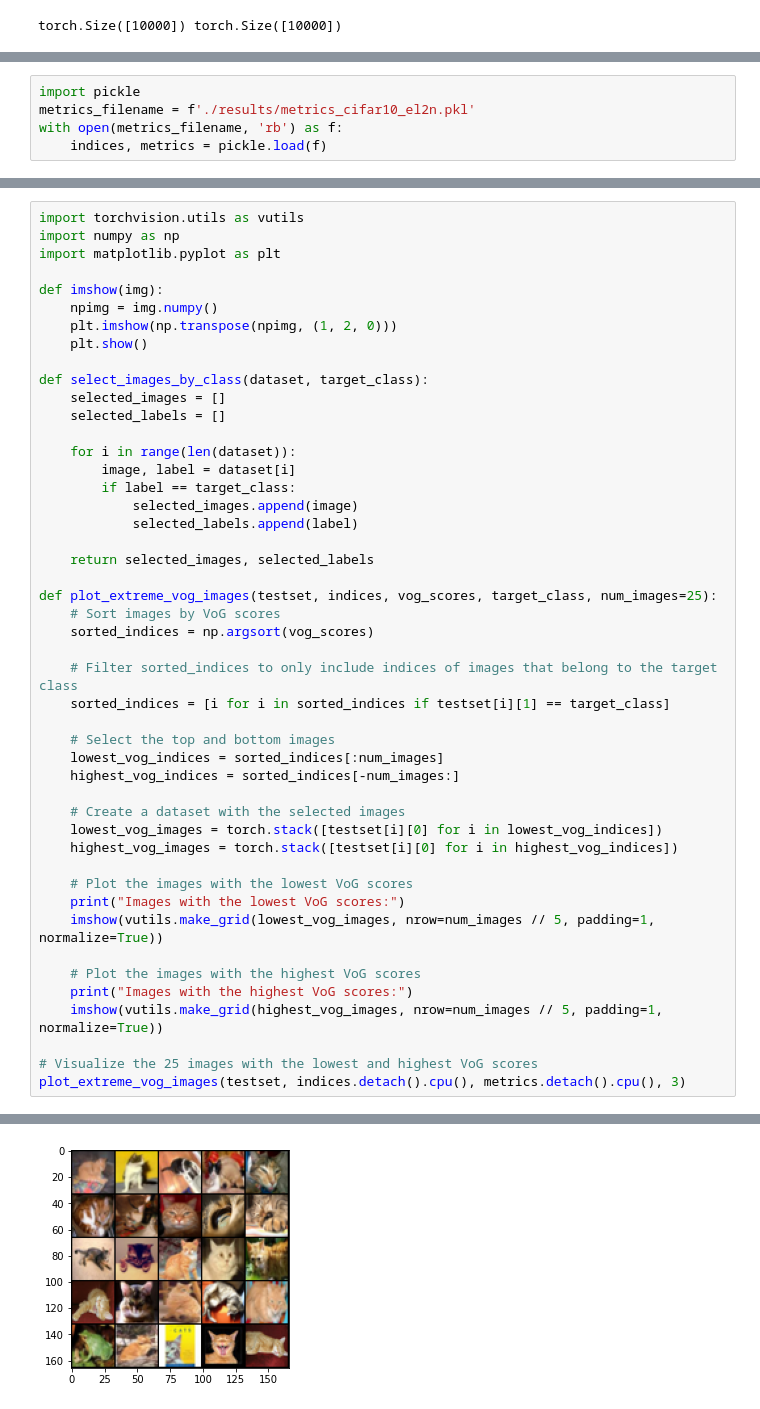
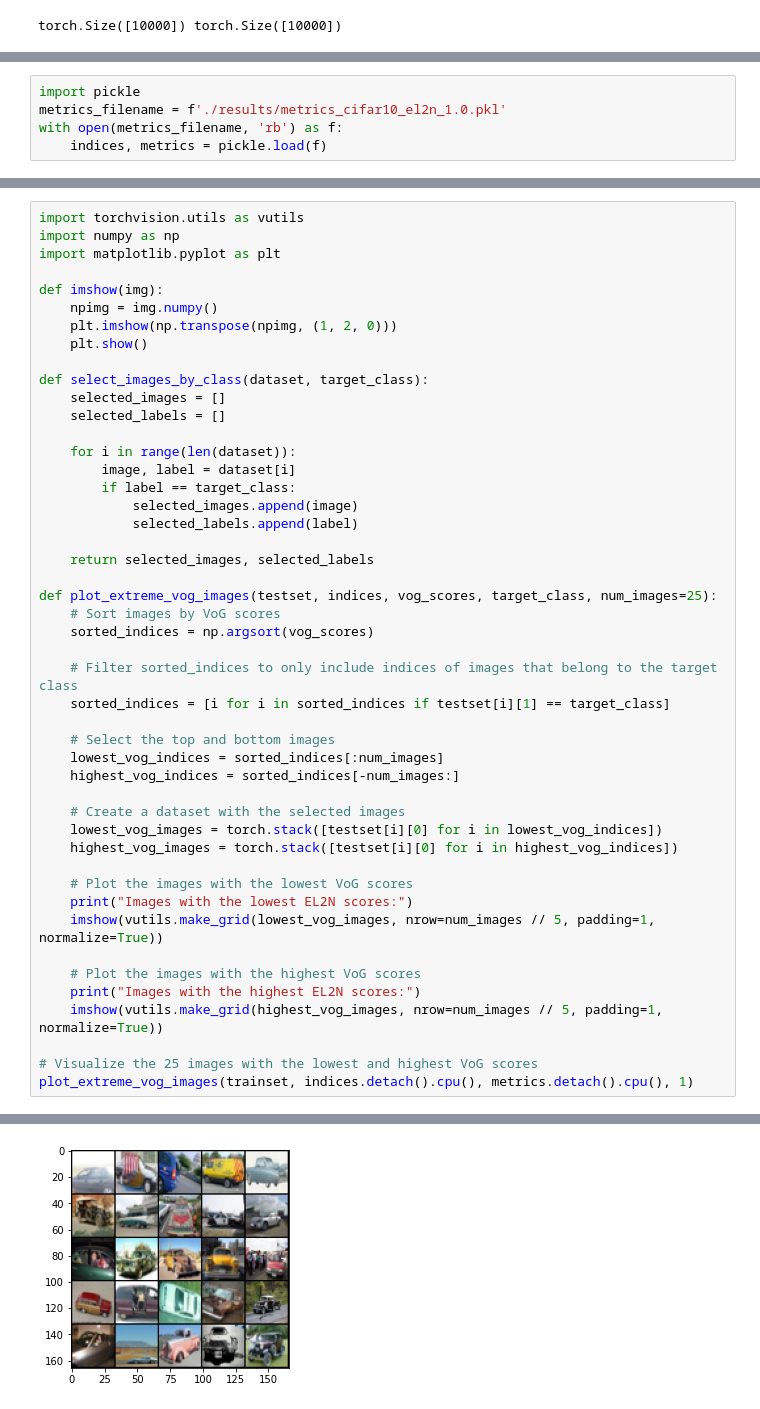
Before and after one commit to Samarendra109/DL-Project, a Jupyter notebook: el2n_metric_test.ipynb, the cells around one changed output, grey strips where cells are left out. Cells and saved outputs as stored; diff of their text form.

```diff
--- a/el2n_metric_test.ipynb
+++ b/el2n_metric_test.ipynb
@@ -87,5 +92,5 @@ print(s)
 # %%
 import pickle
-metrics_filename = f'./results/metrics_cifar10_el2n.pkl'
+metrics_filename = f'./results/metrics_cifar10_el2n_1.0.pkl'
 with open(metrics_filename, 'rb') as f:
     indices, metrics = pickle.load(f)
@@ -129,13 +132,13 @@ def plot_extreme_vog_images(testset, indices, vog_scores, target_class, num_imag
     highest_vog_images = torch.stack([testset[i][0] for i in highest_vog_indices])
 
     # Plot the images with the lowest VoG scores
-    print("Images with the lowest VoG scores:")
+    print("Images with the lowest EL2N scores:")
     imshow(vutils.make_grid(lowest_vog_images, nrow=num_images // 5, padding=1, normalize=True))
 
     # Plot the images with the highest VoG scores
-    print("Images with the highest VoG scores:")
+    print("Images with the highest EL2N scores:")
     imshow(vutils.make_grid(highest_vog_images, nrow=num_images // 5, padding=1, normalize=True))
 
 # Visualize the 25 images with the lowest and highest VoG scores
-plot_extreme_vog_images(testset, indices.detach().cpu(), metrics.detach().cpu(), 3)
+plot_extreme_vog_images(trainset, indices.detach().cpu(), metrics.detach().cpu(), 1)
 # %% [output]
@@ -145 +148 @@ Images with the highest VoG scores:
-[figure, old version]
+[figure, new version]
```
Also changed, not shown: parts of 8 cells of this notebook, 3 other files.
